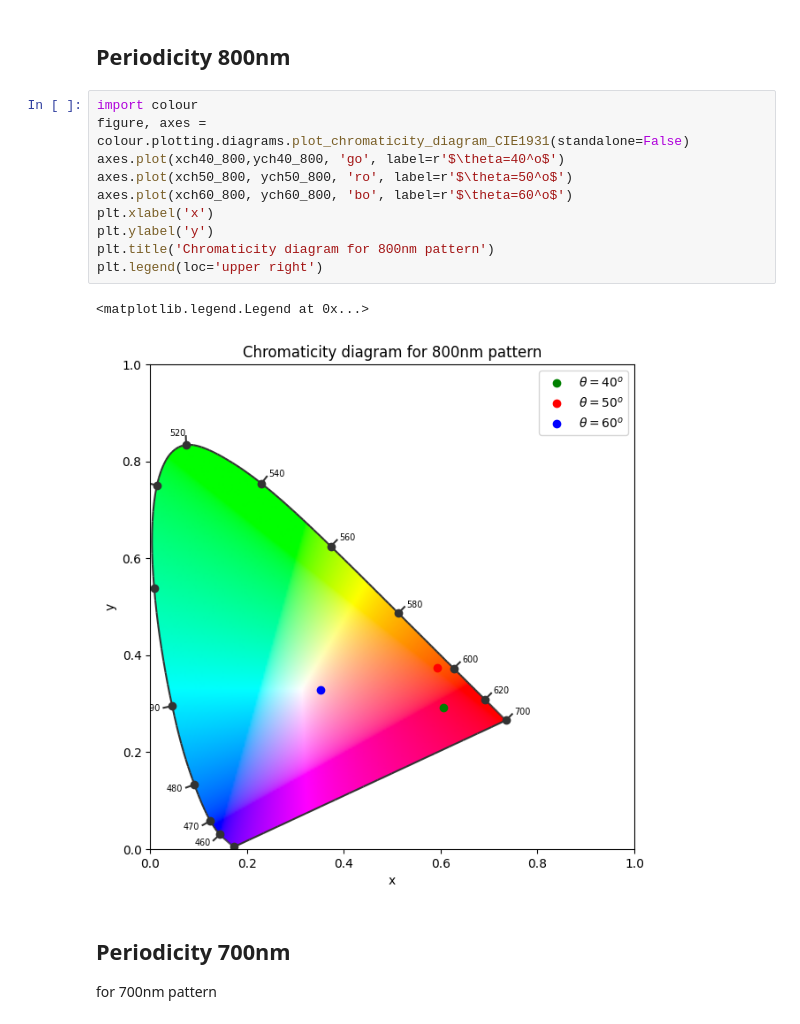
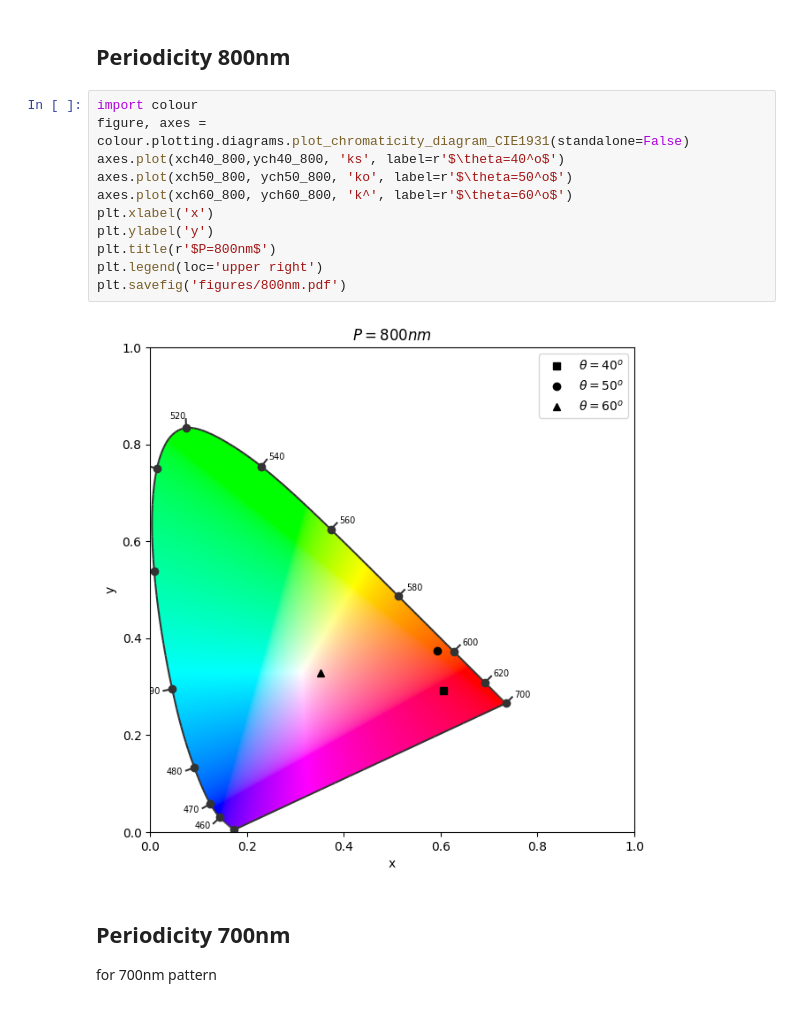
Before and after one commit to Feymankamal/Chromaticity-1931, a Jupyter notebook: colour_map.ipynb, the cells around one changed output. Saved outputs shown, nothing was run; the diff lists cells and outputs as text.

```diff
--- a/colour_map.ipynb
+++ b/colour_map.ipynb
@@ -542,16 +537,16 @@ Now plot how variation of angle of incidence affect the colour for a particular
 # %%
 import colour
 figure, axes = colour.plotting.diagrams.plot_chromaticity_diagram_CIE1931(standalone=False)
-axes.plot(xch40_800,ych40_800, 'go', label=r'$\theta=40^o$')
-axes.plot(xch50_800, ych50_800, 'ro', label=r'$\theta=50^o$')
-axes.plot(xch60_800, ych60_800, 'bo', label=r'$\theta=60^o$')
+axes.plot(xch40_800,ych40_800, 'ks', label=r'$\theta=40^o$')
+axes.plot(xch50_800, ych50_800, 'ko', label=r'$\theta=50^o$')
+axes.plot(xch60_800, ych60_800, 'k^', label=r'$\theta=60^o$')
 plt.xlabel('x')
 plt.ylabel('y')
-plt.title('Chromaticity diagram for 800nm pattern')
+plt.title(r'$P=800nm$')
 plt.legend(loc='upper right')
+plt.savefig('figures/800nm.pdf')
 # %% [output]
-<matplotlib.legend.Legend at 0x...>
-[figure, old version]
+[figure, new version]
 # %% [markdown]
 ## Periodicity 700nm
 for 700nm pattern
```
Also changed, not shown: parts of 9 cells of this notebook.
